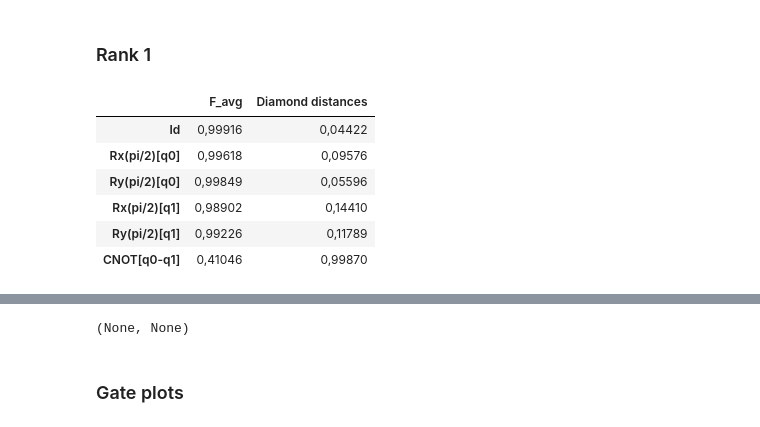
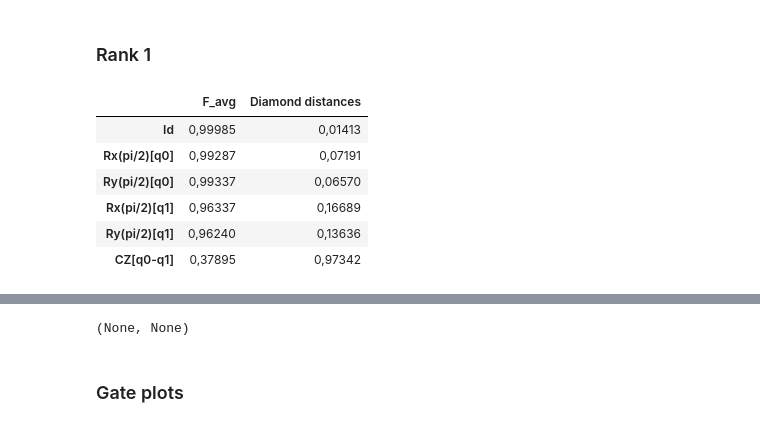
Before and after one commit to rabrie/qibocal, a Jupyter notebook: 2q_exp/2q_gst.ipynb, the cells around one changed output, grey strips where cells are left out. Saved outputs shown, nothing was run; the diff lists cells and outputs as text; code cells hidden in the pictures.

```diff
--- a/2q_exp/2q_gst.ipynb
+++ b/2q_exp/2q_gst.ipynb
@@ -59,6 +58,9 @@ meas_samples = data['nshots']
 d = 6
 # %% [markdown]
 ### GST
+# %%
+CZ = np.array([[1,0,0,0],[0,1,0,0],[0,0,1,0],[0,0,0,-1]])
+CZ_gate = np.kron(CZ,CZ)
 # %%
 bsize = 120   # The batch size on which the optimization is started
 results = []
@@ -144,18 +166,23 @@ with open("ranks_1_from_init", 'rb') as handle:
 results = b['results']
 # %%
 K,X,E,rho = results[0][:]
+
+X_t,E_t,rho_t = compatibility.pygsti_model_to_arrays(std.target_model(),basis = 'std') #Import XYICNOT model from pygsti
+X_t[5] = CZ_gate
+target_mdl = compatibility.arrays_to_pygsti_model(X_t,E_t,rho_t, basis = 'std') #Save new model with CZ instead of CNOT
+
 weights = {'G0': 1,'G1': 1, 'G2': 1, 'G3': 1, 'G4': 1, 'G5':1, 'spam': 1}
-gate_labels = {0: "Id", 1: "Rx(pi/2)[q0]", 2: "Ry(pi/2)[q0]", 3: "Rx(pi/2)[q1]", 4: "Ry(pi/2)[q1]", 5: "CNOT[q0-q1]"}
+gate_labels = {0: "Id", 1: "Rx(pi/2)[q0]", 2: "Ry(pi/2)[q0]", 3: "Rx(pi/2)[q1]", 4: "Ry(pi/2)[q1]", 5: "CZ[q0-q1]"}
 df_g, df_o, s_g, s_o, gauge_optimized_mdl = gauge_opt_report(
-    X, E, rho, J_all, y_all, std.target_model(), weights, gate_labels)
+    X, E, rho, J_all, y_all, target_mdl, weights, gate_labels)
 
 display(s_g), display(s_o)
 # %% [output]
 |  | F_avg | Diamond distances |
-| Id | 0,99916 | 0,04422 |
-| Rx(pi/2)[q0] | 0,99618 | 0,09576 |
-| Ry(pi/2)[q0] | 0,99849 | 0,05596 |
-| Rx(pi/2)[q1] | 0,98902 | 0,14410 |
-| Ry(pi/2)[q1] | 0,99226 | 0,11789 |
-| CNOT[q0-q1] | 0,41046 | 0,99870 |
+| Id | 0,99985 | 0,01413 |
+| Rx(pi/2)[q0] | 0,99287 | 0,07191 |
+| Ry(pi/2)[q0] | 0,99337 | 0,06570 |
+| Rx(pi/2)[q1] | 0,96337 | 0,16689 |
+| Ry(pi/2)[q1] | 0,96240 | 0,13636 |
+| CZ[q0-q1] | 0,37895 | 0,97342 |
 |  | Final cost function value | Mean total variation dist. to data | Mean total variation dist. target... | POVM - Choi map trace distance | ... |
```
Also changed, not shown: parts of 6 cells of this notebook, 1 other file.
